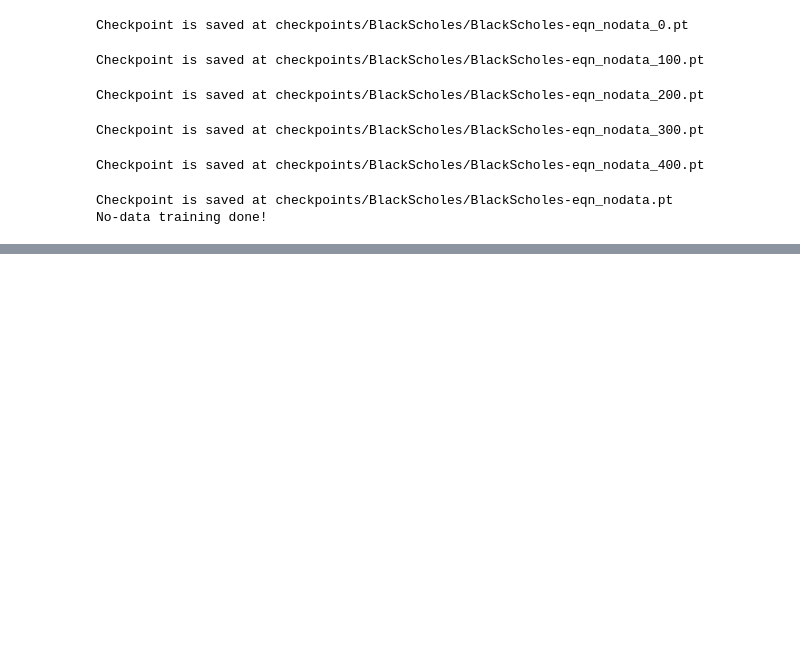
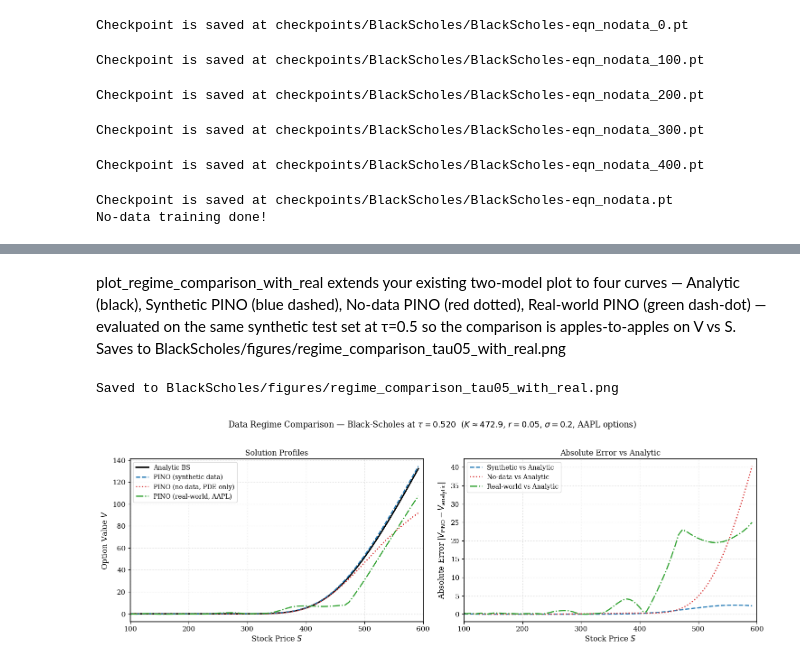
Before and after one commit to hishambhatti/PINO-apps, a Jupyter notebook: BlackScholes_PINO.ipynb, the cells around one changed output, grey strips where cells are left out. Cells and saved outputs as stored; diff of their text form; code cells hidden in the pictures; blank space fills up the shorter version.

Commit message:
Added real-world data comparison

```diff
--- a/BlackScholes_PINO.ipynb
+++ b/BlackScholes_PINO.ipynb
@@ -1188,0 +1414,2 @@ Saved to BlackScholes/figures/regime_comparison_tau05.png
+# %% [markdown]
+plot_regime_comparison_with_real extends your existing two-model plot to four curves — Analytic (black), Synthetic PINO (blue dashed), No-data PINO (red dotted), Real-world PINO (green dash-dot) — evaluated on the same synthetic test set at τ=0.5 so the comparison is apples-to-apples on V vs S. Saves to BlackScholes/figures/regime_comparison_tau05_with_real.png
@@ -1188,0 +1524,32 @@ Saved to BlackScholes/figures/regime_comparison_tau05.png
+# %%
+# ── Cell 8: Collect real-data model predictions on the SAME test set ──────────
+#
+# The real-data model was trained on a different loader (sparse real prices),
+# but we evaluate it on the same synthetic test_loader so all three models
+# are compared on identical inputs — giving a fair apples-to-apples plot.
+
+Nx_  = config['data']['nx'] // config['data']['sub']
+Nt_  = config['data']['nt'] // config['data']['sub_t'] + 1
+Ntest = config['data']['n_test']
+
+test_x_real, test_y_real, preds_real = collect_preds(
+    model_real, test_loader, device, Ntest, Nt_, Nx_)
+# %%
+# ── Cell 9: Produce the final four-way plot ───────────────────────────────────
+
+plot_regime_comparison_with_real(
+    test_x_syn, test_y_syn, preds_syn,    # from previous experiment cell
+    test_x_nd,  preds_nd,                 # from previous experiment cell
+    test_x_real, preds_real,              # new real-data model
+    tau_target=0.5,
+    key=0,
+    S_min=config['data']['S_min'],
+    S_max=config['data']['S_max'],
+    r=config['data']['r'],
+    sigma=config['data']['sigma'],
+    T=config['data']['T'],
+    save_path='BlackScholes/figures/regime_comparison_tau05_with_real.png',
+)
+# %% [output]
+Saved to BlackScholes/figures/regime_comparison_tau05_with_real.png
+[figure, added]
```
Also changed, not shown: parts of 20 cells of this notebook, 2 other files.
